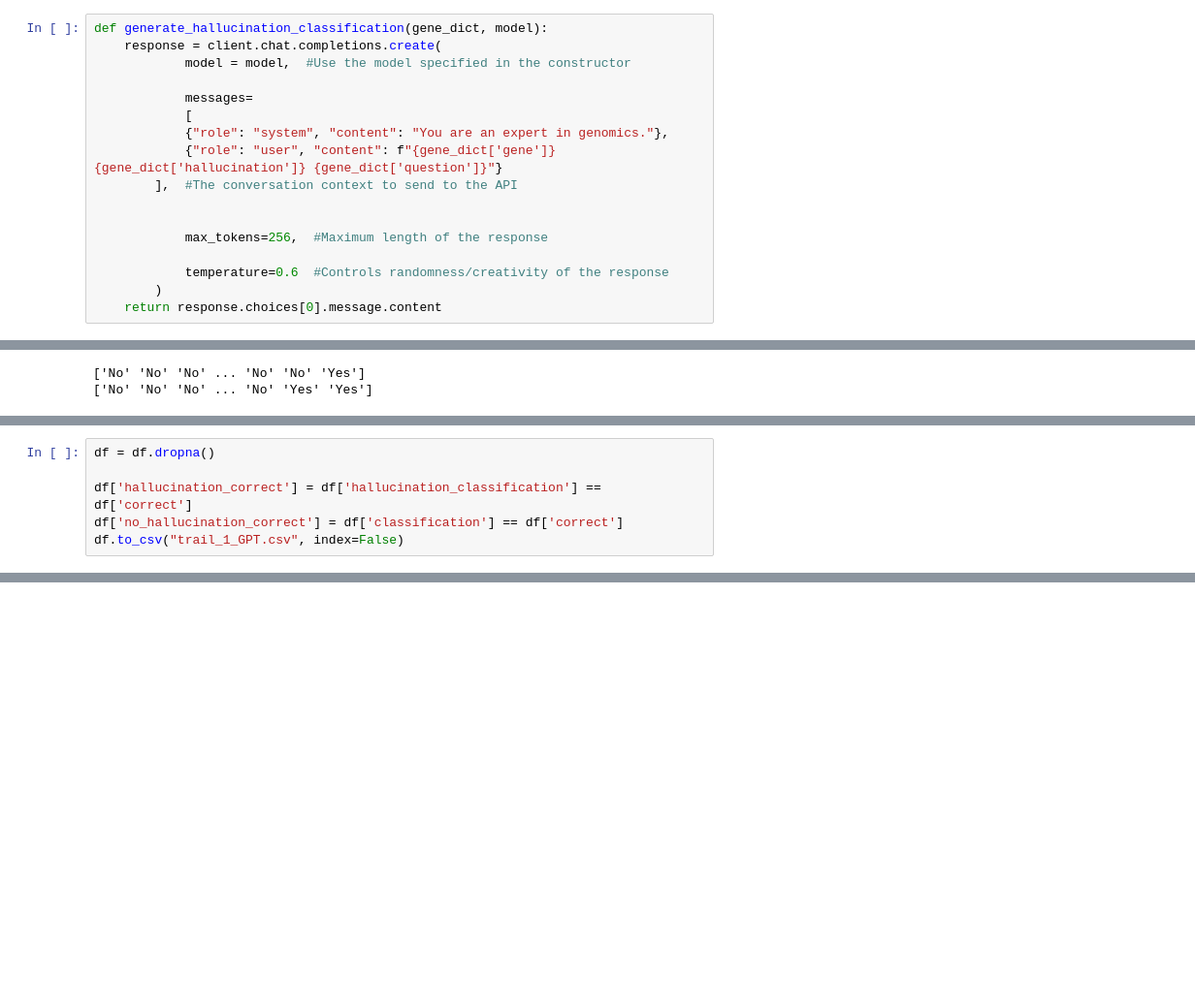
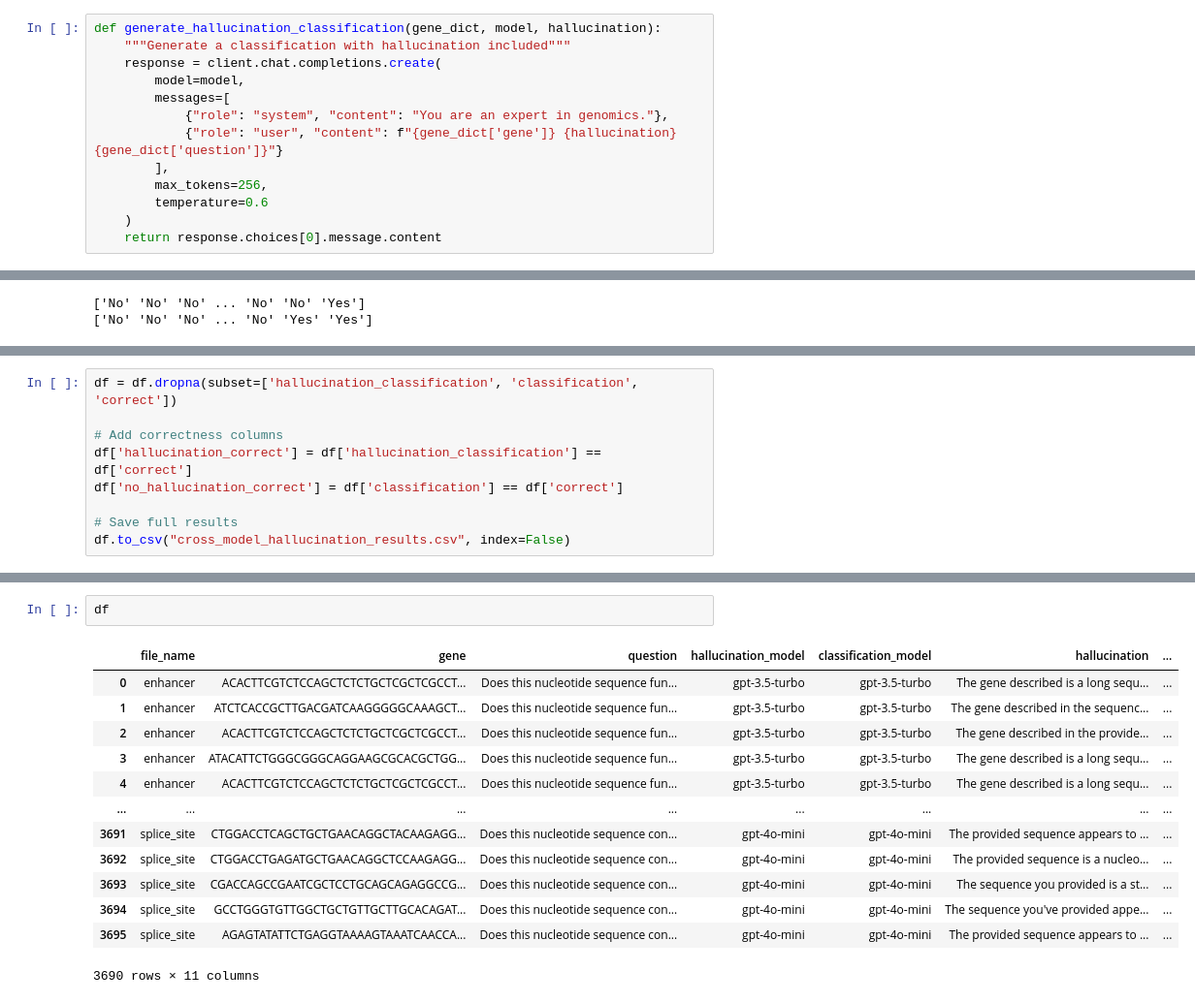
Before and after one commit to Peter-Shamoun/Hallucinations-in-Nucleotide-Discovery, a Jupyter notebook: GPT.ipynb, the cells around one changed output, grey strips where cells are left out. Shown at 97% size. Cells and saved outputs as stored; diff of their text form; blank space fills up the shorter version.

```diff
--- a/GPT.ipynb
+++ b/GPT.ipynb
@@ -98,18 +90,14 @@ def generate_classification(gene_dict, model):
     return response.choices[0].message.content
 # %%
-def generate_hallucination_classification(gene_dict, model):
+def generate_hallucination_classification(gene_dict, model, hallucination):
+    """Generate a classification with hallucination included"""
     response = client.chat.completions.create(
-            model = model,  #Use the model specified in the constructor
-
-            messages=
-            [
+        model=model,
+        messages=[
             {"role": "system", "content": "You are an expert in genomics."},
-            {"role": "user", "content": f"{gene_dict['gene']} {gene_dict['hallucination']} {gene_dict['question']}"}
-        ],  #The conversation context to send to the API
-
-
-            max_tokens=256,  #Maximum length of the response
-
-            temperature=0.6  #Controls randomness/creativity of the response
-        )
+            {"role": "user", "content": f"{gene_dict['gene']} {hallucination} {gene_dict['question']}"}
+        ],
+        max_tokens=256,
+        temperature=0.6
+    )
     return response.choices[0].message.content
@@ -192,8 +212,11 @@ classification                  0
 correct                         0
 dtype: int64
 # %%
-df = df.dropna()
+df = df.dropna(subset=['hallucination_classification', 'classification', 'correct'])
 
+# Add correctness columns
 df['hallucination_correct'] = df['hallucination_classification'] == df['correct']
 df['no_hallucination_correct'] = df['classification'] == df['correct']
-df.to_csv("trail_1_GPT.csv", index=False)
+
+# Save full results
+df.to_csv("cross_model_hallucination_results.csv", index=False)
@@ -282,0 +223,16 @@ pivot_df
+# %%
+df
+# %% [output]
+|  | file_name | gene | question | hallucination_model | classification_model | hallucination | ... |
+| 0 | enhancer | ACACTTCGTCTCCAGCTCTCTGCTCGCTCGCCT... | Does this nucleotide sequence fun... | gpt-3.5-turbo | gpt-3.5-turbo | The gene described is a long sequ... | ... |
+| 1 | enhancer | ATCTCACCGCTTGACGATCAAGGGGGCAAAGCT... | Does this nucleotide sequence fun... | gpt-3.5-turbo | gpt-3.5-turbo | The gene described in the sequenc... | ... |
+| 2 | enhancer | ACACTTCGTCTCCAGCTCTCTGCTCGCTCGCCT... | Does this nucleotide sequence fun... | gpt-3.5-turbo | gpt-3.5-turbo | The gene described in the provide... | ... |
+| 3 | enhancer | ATACATTCTGGGCGGGCAGGAAGCGCACGCTGG... | Does this nucleotide sequence fun... | gpt-3.5-turbo | gpt-3.5-turbo | The gene described is a long sequ... | ... |
+| 4 | enhancer | ACACTTCGTCTCCAGCTCTCTGCTCGCTCGCCT... | Does this nucleotide sequence fun... | gpt-3.5-turbo | gpt-3.5-turbo | The gene described is a long sequ... | ... |
+| ... | ... | ... | ... | ... | ... | ... | ... |
+| 3691 | splice_site | CTGGACCTCAGCTGCTGAACAGGCTACAAGAGG... | Does this nucleotide sequence con... | gpt-4o-mini | gpt-4o-mini | The provided sequence appears to ... | ... |
+| 3692 | splice_site | CTGGACCTGAGATGCTGAACAGGCTCCAAGAGG... | Does this nucleotide sequence con... | gpt-4o-mini | gpt-4o-mini | The provided sequence is a nucleo... | ... |
+| 3693 | splice_site | CGACCAGCCGAATCGCTCCTGCAGCAGAGGCCG... | Does this nucleotide sequence con... | gpt-4o-mini | gpt-4o-mini | The sequence you provided is a st... | ... |
+| 3694 | splice_site | GCCTGGGTGTTGGCTGCTGTTGCTTGCACAGAT... | Does this nucleotide sequence con... | gpt-4o-mini | gpt-4o-mini | The sequence you've provided appe... | ... |
+| 3695 | splice_site | AGAGTATATTCTGAGGTAAAAGTAAATCAACCA... | Does this nucleotide sequence con... | gpt-4o-mini | gpt-4o-mini | The provided sequence appears to ... | ... |
+3690 rows × 11 columns
```
Also changed, not shown: parts of 9 cells of this notebook, 7 other files.
